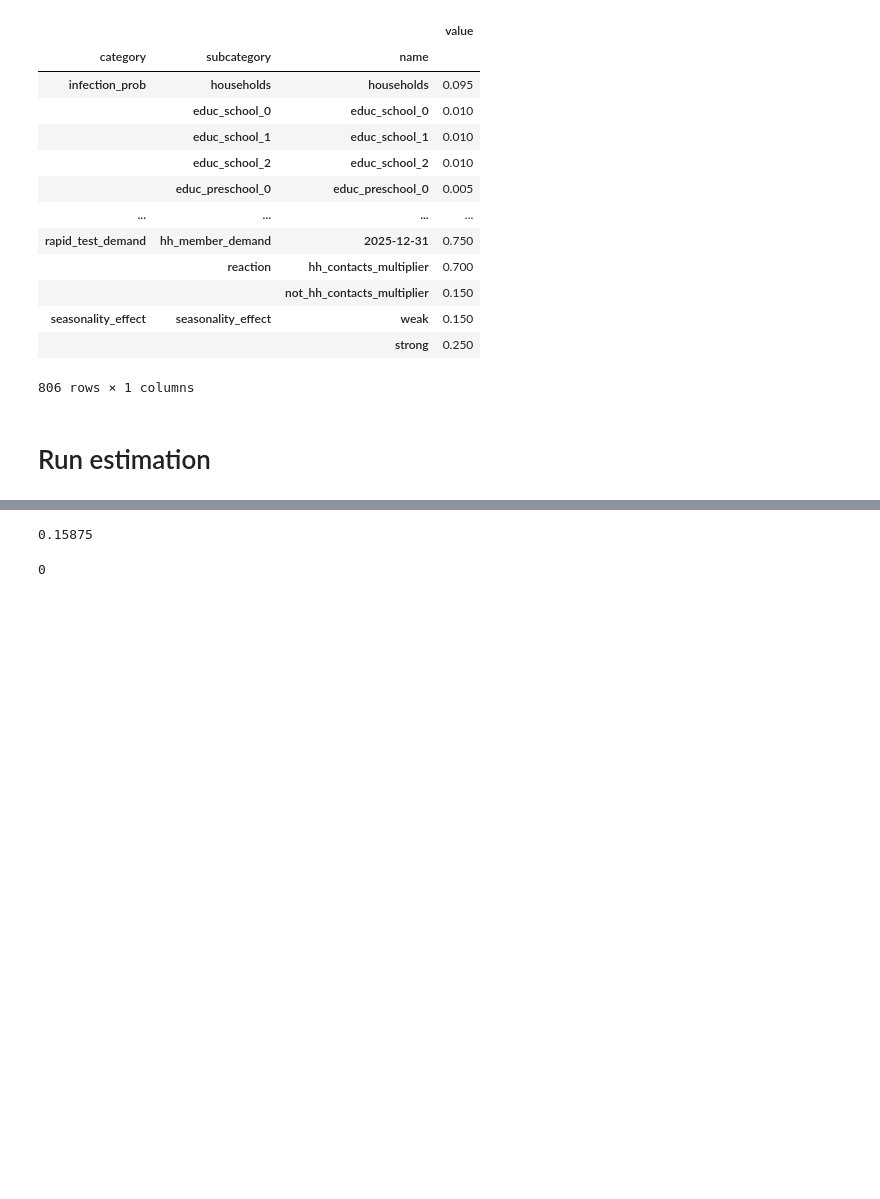
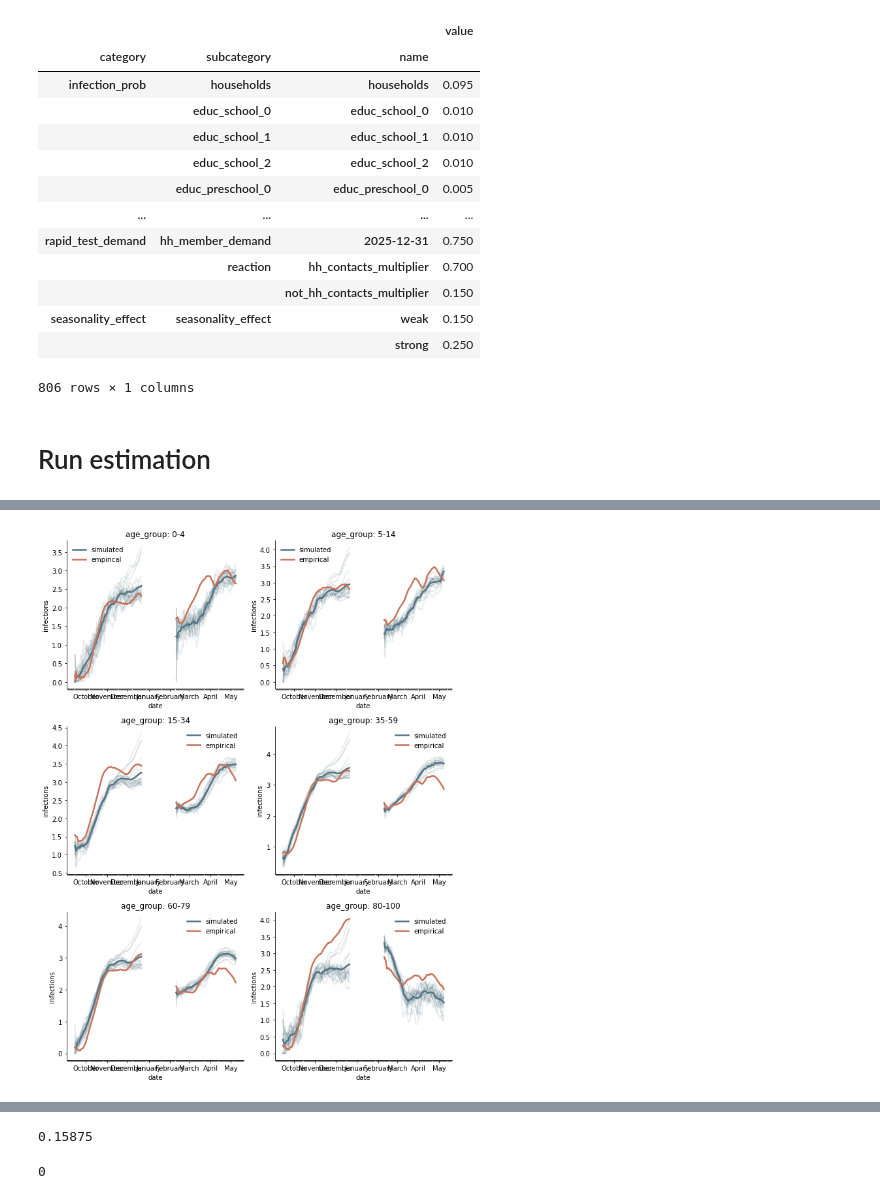
Before and after one commit to covid-19-impact-lab/sid-germany, a Jupyter notebook: src/exploration/janos_simulation_notebook.ipynb, the cells around one changed output, grey strips where cells are left out. Saved outputs shown, nothing was run; the diff lists cells and outputs as text; code cells hidden in the pictures; blank space fills up the shorter version.

```diff
--- a/src/exploration/janos_simulation_notebook.ipynb
+++ b/src/exploration/janos_simulation_notebook.ipynb
@@ -147 +148,5 @@ plot_estimation_moment(results[best_index], "aggregated_infections_not_log")
+# %%
+plot_estimation_moment(results[ix], "infections_by_age_group")
+# %% [output]
+[figure, added]
 # %%
```
Also changed, not shown: parts of 5 cells of this notebook, 2 other files.
